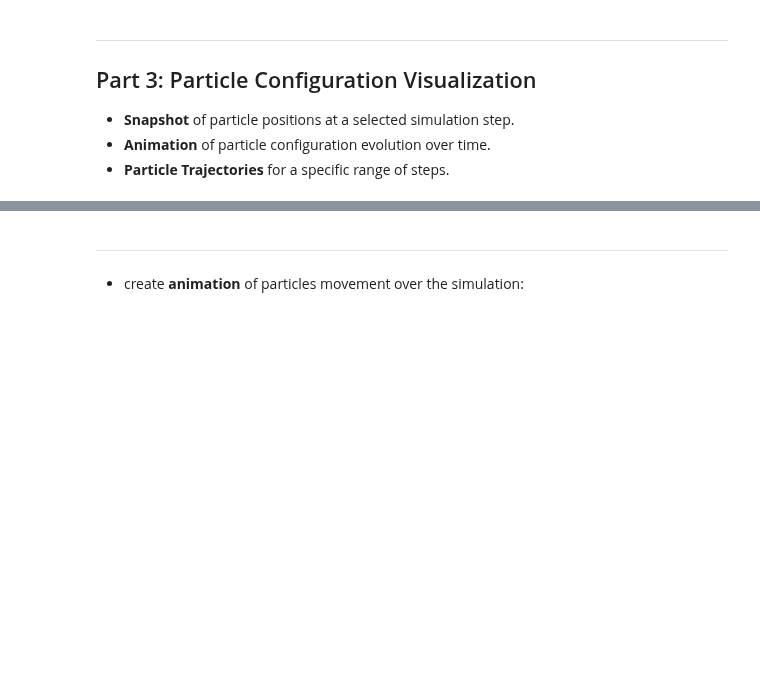
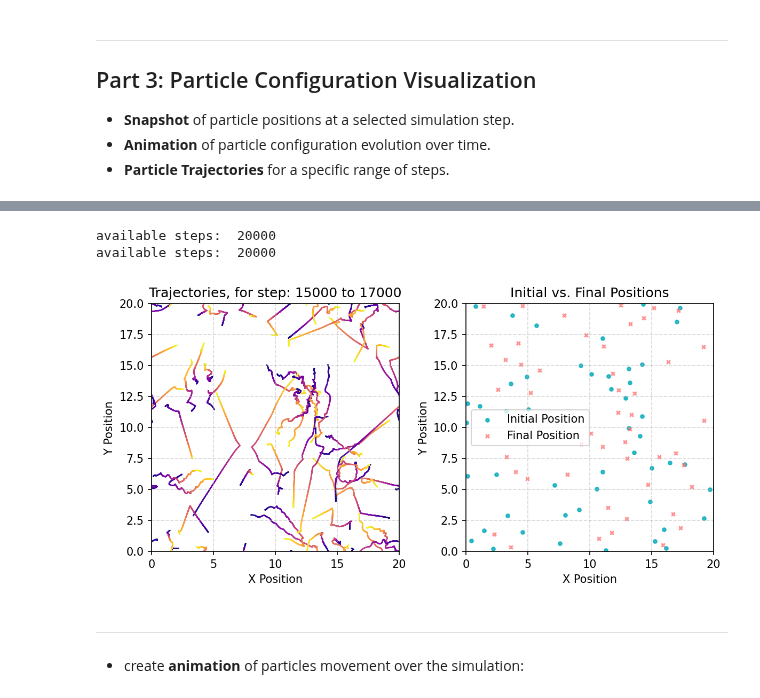
Before and after one commit to hadis-gh/chisurfmd, a Jupyter notebook: script/notebooks/md/02_MD_Single_File.ipynb, the cells around one changed output, grey strips where cells are left out. Saved outputs shown, nothing was run; the diff lists cells and outputs as text; code cells hidden in the pictures; blank space fills up the shorter version.

```diff
--- a/script/notebooks/md/02_MD_Single_File.ipynb
+++ b/script/notebooks/md/02_MD_Single_File.ipynb
@@ -72,5 +84,9 @@ visualization.plot_configuration(positions, handedness, step_target=-1, radius=0
 # %%
-visualization.plot_trajectory_steps(positions, step_target=8000, step_window=2000, area=20)
+visualization.plot_trajectory_steps(positions, step_target=15000, step_window=2000, area=20)
+# %% [output]
+available steps:  20000
+available steps:  20000
+[figure, added]
 # %% [markdown]
 ---
 * create **animation** of particles movement over the simulation:
```
Also changed, not shown: parts of 4 cells of this notebook, 1 other file.
